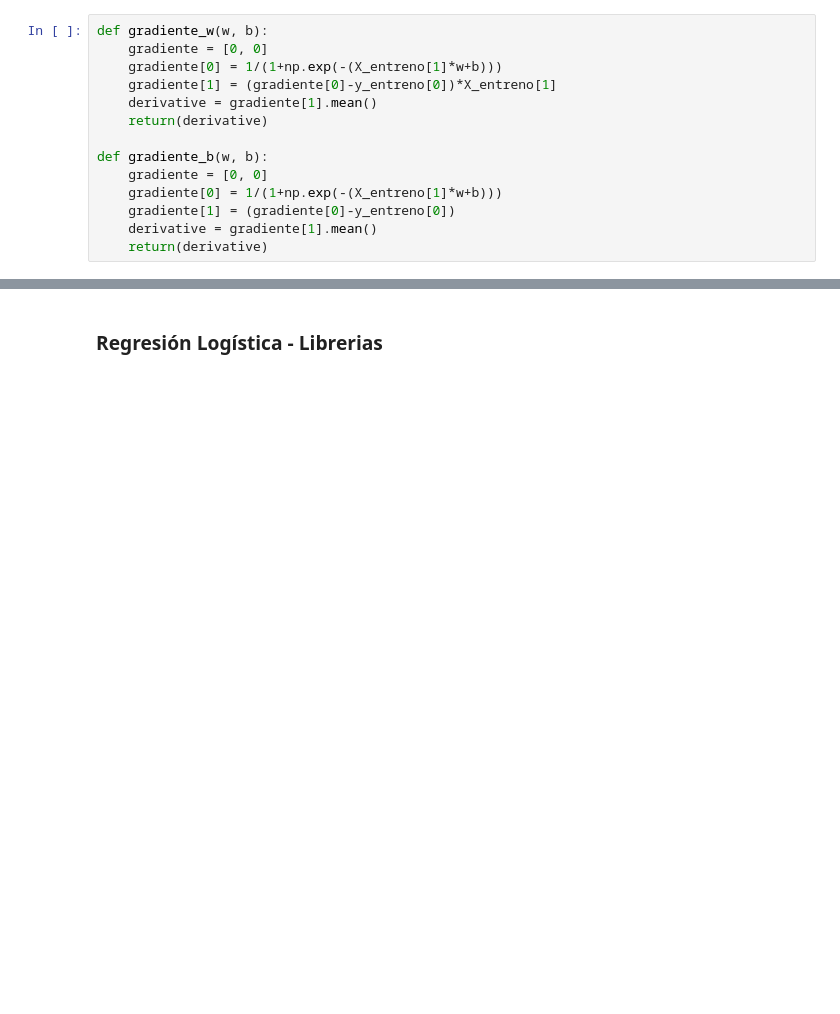
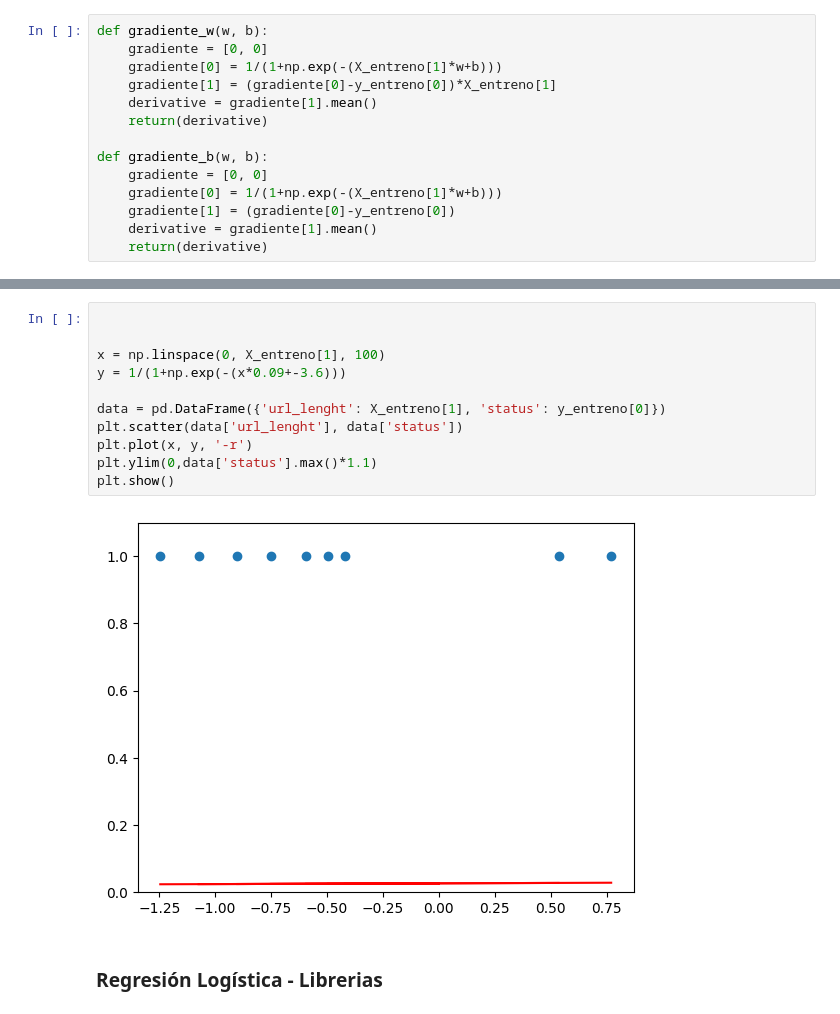
Before and after one commit to angelcast2002/Lab01-IA, a Jupyter notebook: lab01.ipynb, the cells around one changed output, grey strips where cells are left out. Drawn from its saved outputs; the diff is of its cells as text; blank space fills up the shorter version.

```diff
--- a/lab01.ipynb
+++ b/lab01.ipynb
@@ -159,3 +159,16 @@ print(b)
+# %%
+
+
+x = np.linspace(0, X_entreno[1], 100)
+y = 1/(1+np.exp(-(x*0.09+-3.6)))
+
+data = pd.DataFrame({'url_lenght': X_entreno[1], 'status': y_entreno[0]})
+plt.scatter(data['url_lenght'], data['status'])
+plt.plot(x, y, '-r')
+plt.ylim(0,data['status'].max()*1.1)
+plt.show()
+# %% [output]
+[figure, added]
 # %% [markdown]
 ### Regresión Logística - Librerias
 # %%
```
Also changed, not shown: parts of 1 cell of this notebook.
